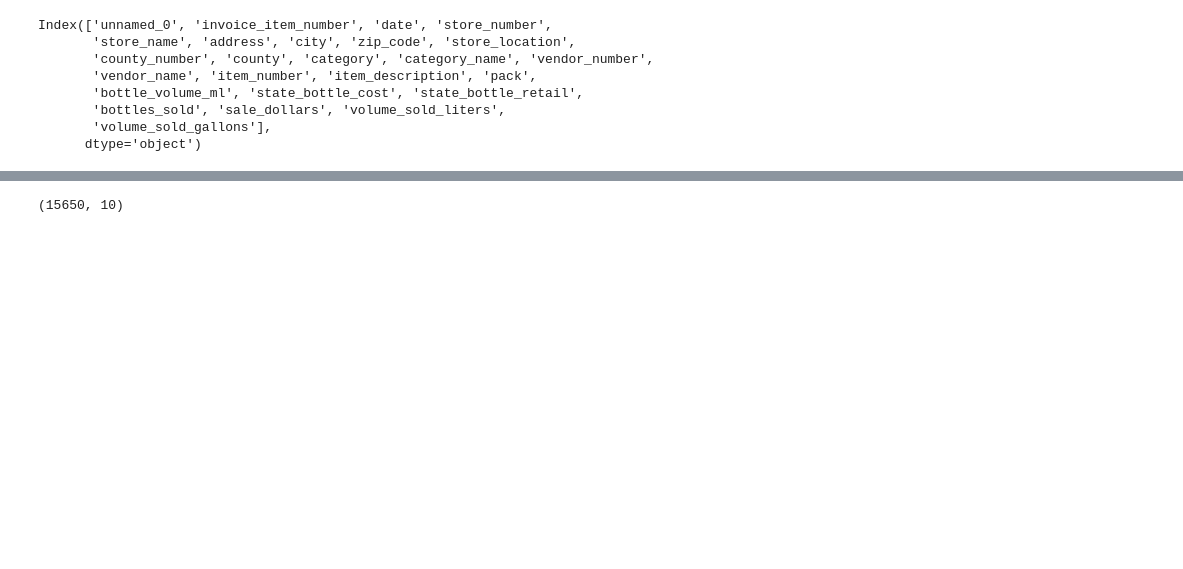
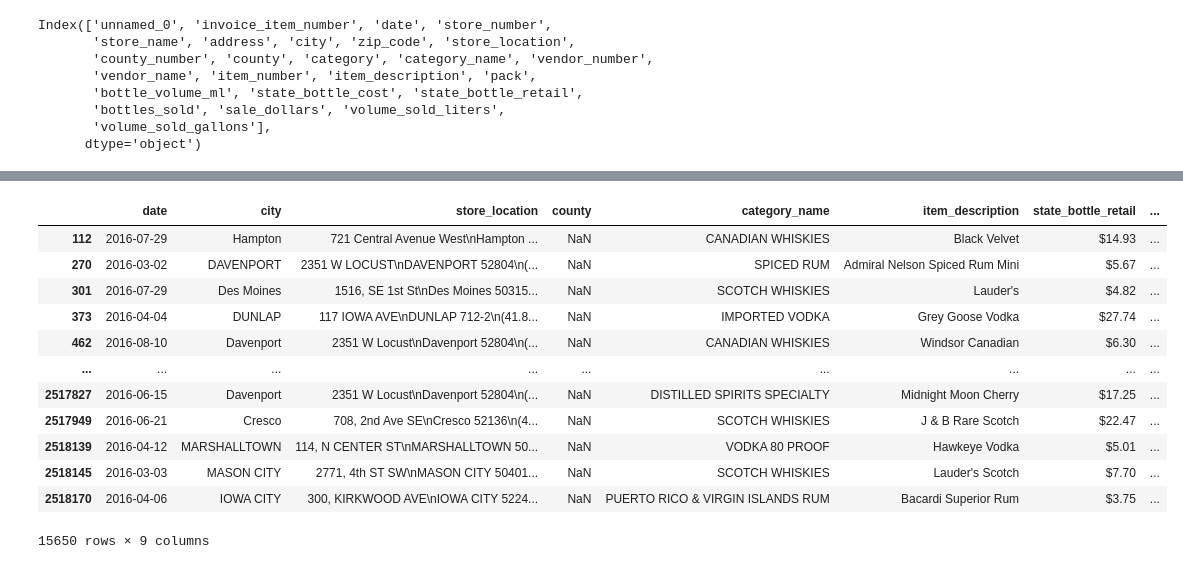
Before and after one commit to ajsalmeida/tesseract-team-future-projectliquor, a Jupyter notebook: notebooks/02-data-preparation.ipynb, the cells around one changed output, grey strips where cells are left out. Cells and saved outputs as stored; diff of their text form; code cells hidden in the pictures; blank space fills up the shorter version.

```diff
--- a/notebooks/02-data-preparation.ipynb
+++ b/notebooks/02-data-preparation.ipynb
@@ -56,5 +126,17 @@ df[df['county_number'].isna()].shape
 # %%
-df[df['county'].isna()].shape
+df[df['county'].isna()]
 # %% [output]
+|  | date | city | store_location | county | category_name | item_description | state_bottle_retail | ... |
+| 112 | 2016-07-29 | Hampton | 721 Central Avenue West\nHampton ... | NaN | CANADIAN WHISKIES | Black Velvet | $14.93 | ... |
+| 270 | 2016-03-02 | DAVENPORT | 2351 W LOCUST\nDAVENPORT 52804\n(... | NaN | SPICED RUM | Admiral Nelson Spiced Rum Mini | $5.67 | ... |
+| 301 | 2016-07-29 | Des Moines | 1516, SE 1st St\nDes Moines 50315... | NaN | SCOTCH WHISKIES | Lauder's | $4.82 | ... |
+| 373 | 2016-04-04 | DUNLAP | 117 IOWA AVE\nDUNLAP 712-2\n(41.8... | NaN | IMPORTED VODKA | Grey Goose Vodka | $27.74 | ... |
+| 462 | 2016-08-10 | Davenport | 2351 W Locust\nDavenport 52804\n(... | NaN | CANADIAN WHISKIES | Windsor Canadian | $6.30 | ... |
+| ... | ... | ... | ... | ... | ... | ... | ... | ... |
+| 2517827 | 2016-06-15 | Davenport | 2351 W Locust\nDavenport 52804\n(... | NaN | DISTILLED SPIRITS SPECIALTY | Midnight Moon Cherry | $17.25 | ... |
+| 2517949 | 2016-06-21 | Cresco | 708, 2nd Ave SE\nCresco 52136\n(4... | NaN | SCOTCH WHISKIES | J & B Rare Scotch | $22.47 | ... |
+| 2518139 | 2016-04-12 | MARSHALLTOWN | 114, N CENTER ST\nMARSHALLTOWN 50... | NaN | VODKA 80 PROOF | Hawkeye Vodka | $5.01 | ... |
+| 2518145 | 2016-03-03 | MASON CITY | 2771, 4th ST SW\nMASON CITY 50401... | NaN | SCOTCH WHISKIES | Lauder's Scotch | $7.70 | ... |
+| 2518170 | 2016-04-06 | IOWA CITY | 300, KIRKWOOD AVE\nIOWA CITY 5224... | NaN | PUERTO RICO & VIRGIN ISLANDS RUM | Bacardi Superior Rum | $3.75 | ... |
-(15650, 10)
+15650 rows × 9 columns
 # %%
```
Also changed, not shown: parts of 36 cells of this notebook.
